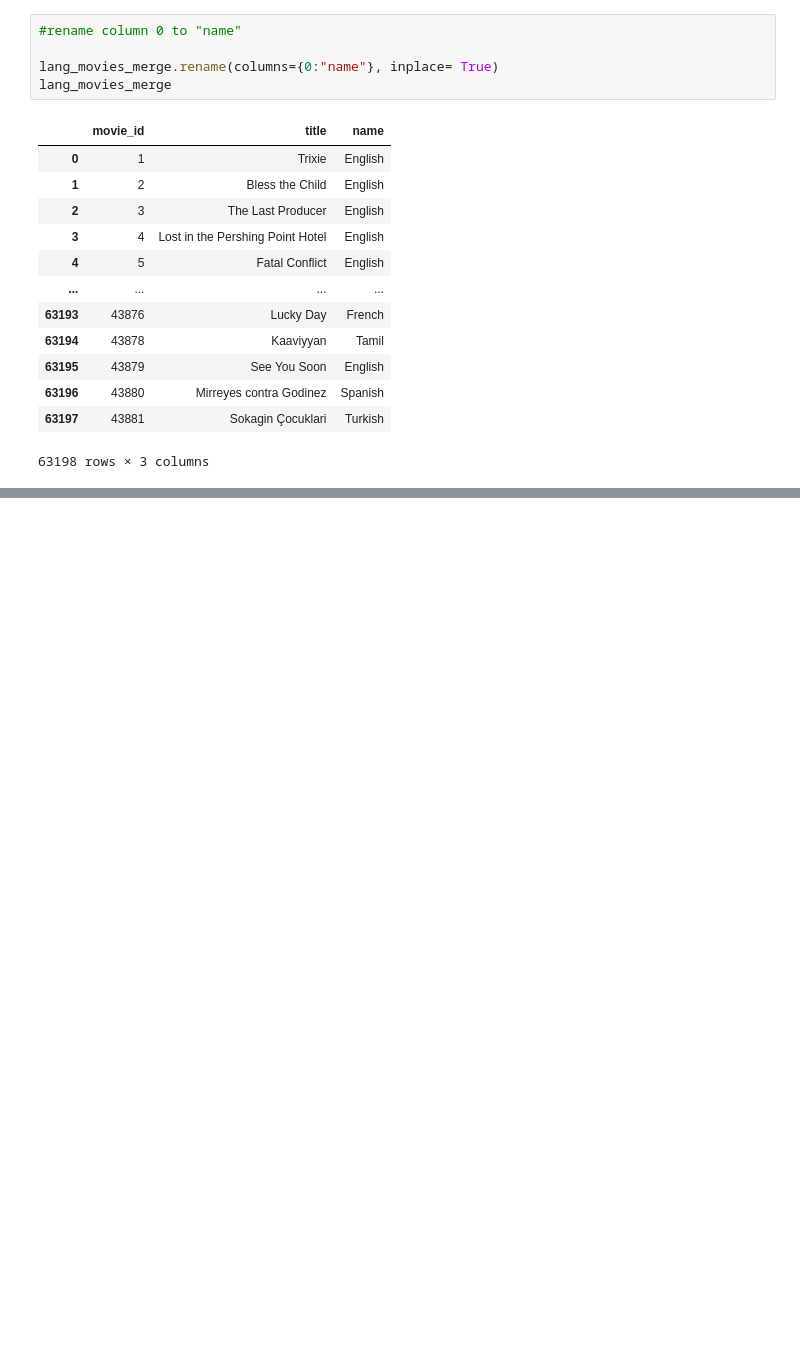
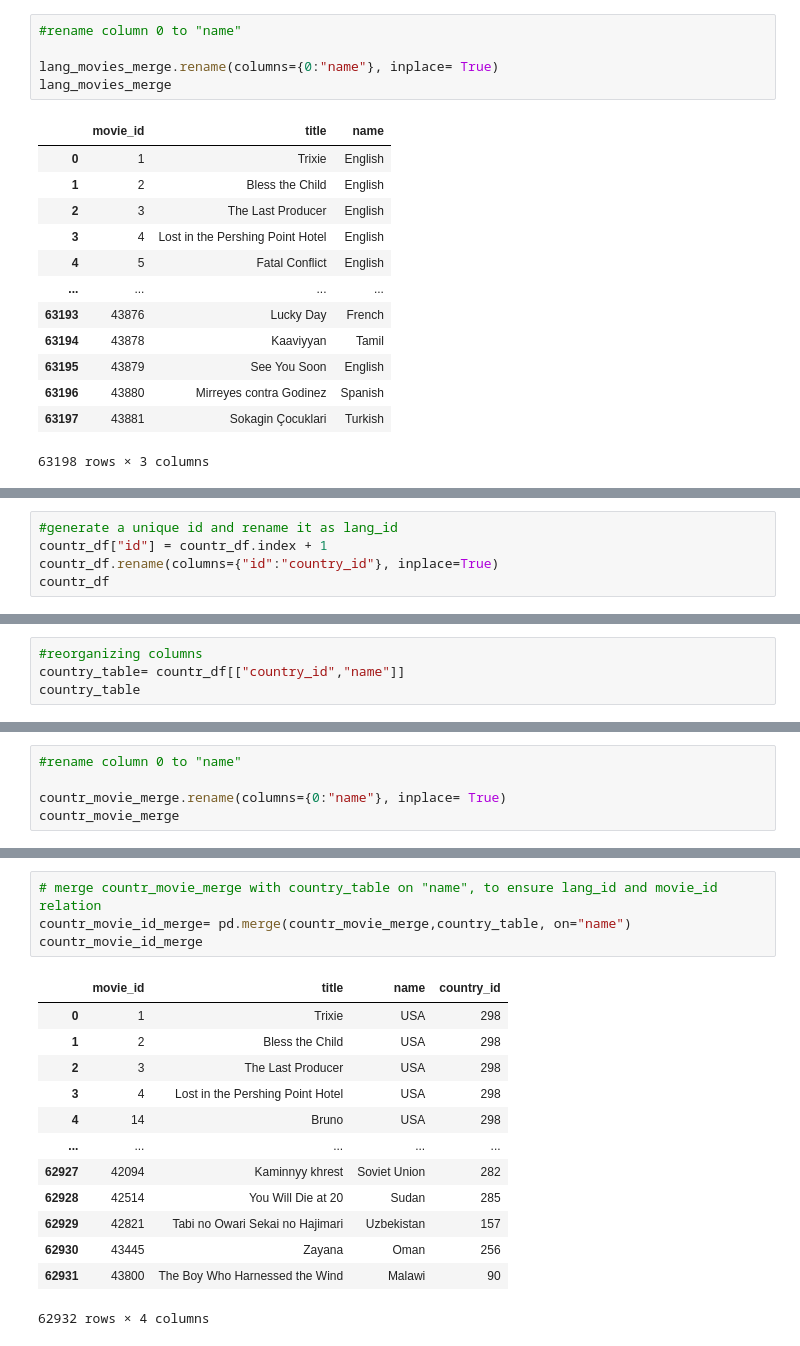
Before and after one commit to eriklockwood/team1_etl_project, a Jupyter notebook: data_transforming_maria.ipynb, the cells around one changed output, grey strips where cells are left out. Saved outputs shown, nothing was run; the diff lists cells and outputs as text; blank space fills up the shorter version.

```diff
--- a/data_transforming_maria.ipynb
+++ b/data_transforming_maria.ipynb
@@ -258,0 +337,5 @@ lang_movies_table
+# %%
+#generate a unique id and rename it as lang_id
+countr_df["id"] = countr_df.index + 1
+countr_df.rename(columns={"id":"country_id"}, inplace=True)
+countr_df
@@ -258,0 +356,4 @@ lang_movies_table
+# %%
+#reorganizing columns
+country_table= countr_df[["country_id","name"]]
+country_table
@@ -258,0 +414,5 @@ lang_movies_table
+# %%
+#rename column 0 to "name"
+
+countr_movie_merge.rename(columns={0:"name"}, inplace= True)
+countr_movie_merge
@@ -258,0 +433,18 @@ lang_movies_table
+# %%
+# merge countr_movie_merge with country_table on "name", to ensure lang_id and movie_id relation
+countr_movie_id_merge= pd.merge(countr_movie_merge,country_table, on="name")
+countr_movie_id_merge
+# %% [output]
+|  | movie_id | title | name | country_id |
+| 0 | 1 | Trixie | USA | 298 |
+| 1 | 2 | Bless the Child | USA | 298 |
+| 2 | 3 | The Last Producer | USA | 298 |
+| 3 | 4 | Lost in the Pershing Point Hotel | USA | 298 |
+| 4 | 14 | Bruno | USA | 298 |
+| ... | ... | ... | ... | ... |
+| 62927 | 42094 | Kaminnyy khrest | Soviet Union | 282 |
+| 62928 | 42514 | You Will Die at 20 | Sudan | 285 |
+| 62929 | 42821 | Tabi no Owari Sekai no Hajimari | Uzbekistan | 157 |
+| 62930 | 43445 | Zayana | Oman | 256 |
+| 62931 | 43800 | The Boy Who Harnessed the Wind | Malawi | 90 |
+62932 rows × 4 columns
```
Also changed, not shown: parts of 29 cells of this notebook.
